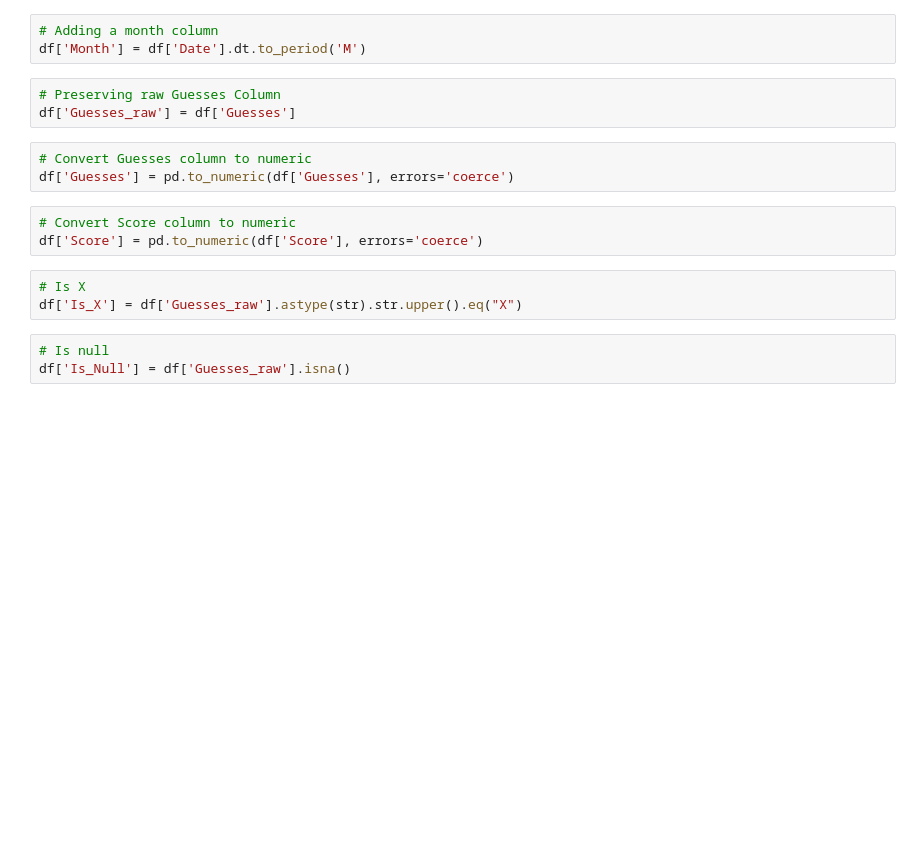
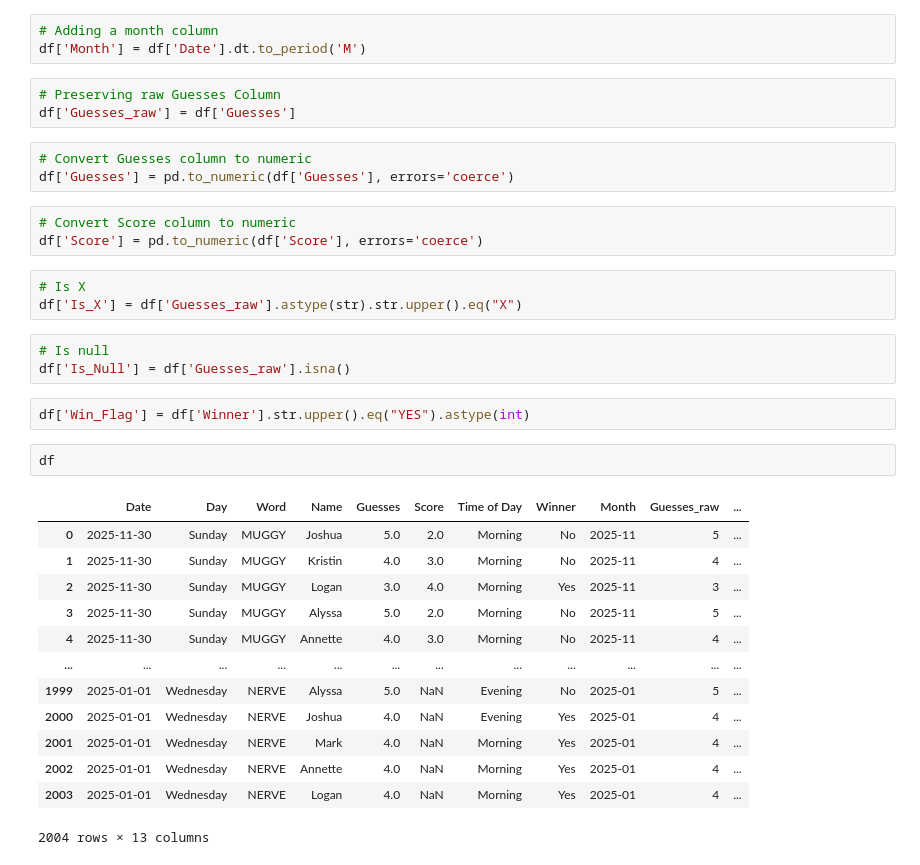
Before and after one commit to Joshua-C-Bryant/WORDLE-Tracker, a Jupyter notebook: notebooks/worlde_notebook.ipynb, the cells around one changed output. Saved outputs shown, nothing was run; the diff lists cells and outputs as text; blank space fills up the shorter version.

```diff
--- a/notebooks/worlde_notebook.ipynb
+++ b/notebooks/worlde_notebook.ipynb
@@ -25,6 +27,24 @@ df['Is_X'] = df['Guesses_raw'].astype(str).str.upper().eq("X")
 # %%
 # Is null
 df['Is_Null'] = df['Guesses_raw'].isna()
+# %%
+df['Win_Flag'] = df['Winner'].str.upper().eq("YES").astype(int)
+# %%
+df
+# %% [output]
+|  | Date | Day | Word | Name | Guesses | Score | Time of Day | Winner | Month | Guesses_raw | ... |
+| 0 | 2025-11-30 | Sunday | MUGGY | Joshua | 5.0 | 2.0 | Morning | No | 2025-11 | 5 | ... |
+| 1 | 2025-11-30 | Sunday | MUGGY | Kristin | 4.0 | 3.0 | Morning | No | 2025-11 | 4 | ... |
+| 2 | 2025-11-30 | Sunday | MUGGY | Logan | 3.0 | 4.0 | Morning | Yes | 2025-11 | 3 | ... |
+| 3 | 2025-11-30 | Sunday | MUGGY | Alyssa | 5.0 | 2.0 | Morning | No | 2025-11 | 5 | ... |
+| 4 | 2025-11-30 | Sunday | MUGGY | Annette | 4.0 | 3.0 | Morning | No | 2025-11 | 4 | ... |
+| ... | ... | ... | ... | ... | ... | ... | ... | ... | ... | ... | ... |
+| 1999 | 2025-01-01 | Wednesday | NERVE | Alyssa | 5.0 | NaN | Evening | No | 2025-01 | 5 | ... |
+| 2000 | 2025-01-01 | Wednesday | NERVE | Joshua | 4.0 | NaN | Evening | Yes | 2025-01 | 4 | ... |
+| 2001 | 2025-01-01 | Wednesday | NERVE | Mark | 4.0 | NaN | Morning | Yes | 2025-01 | 4 | ... |
+| 2002 | 2025-01-01 | Wednesday | NERVE | Annette | 4.0 | NaN | Morning | Yes | 2025-01 | 4 | ... |
+| 2003 | 2025-01-01 | Wednesday | NERVE | Logan | 4.0 | NaN | Morning | Yes | 2025-01 | 4 | ... |
+2004 rows × 13 columns
 # %%
 # Monthly summary
 monthly_summary = (
```
Also changed, not shown: parts of 7 cells of this notebook.
